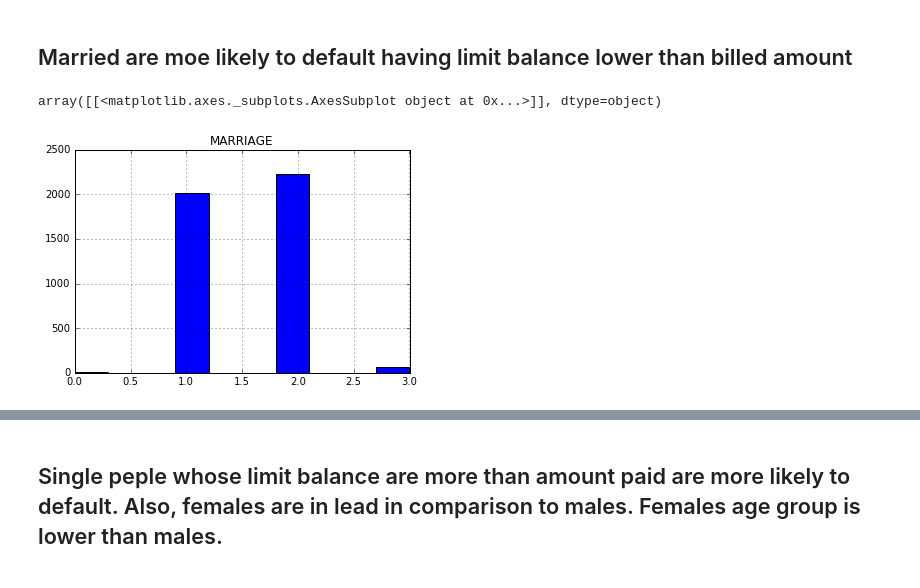
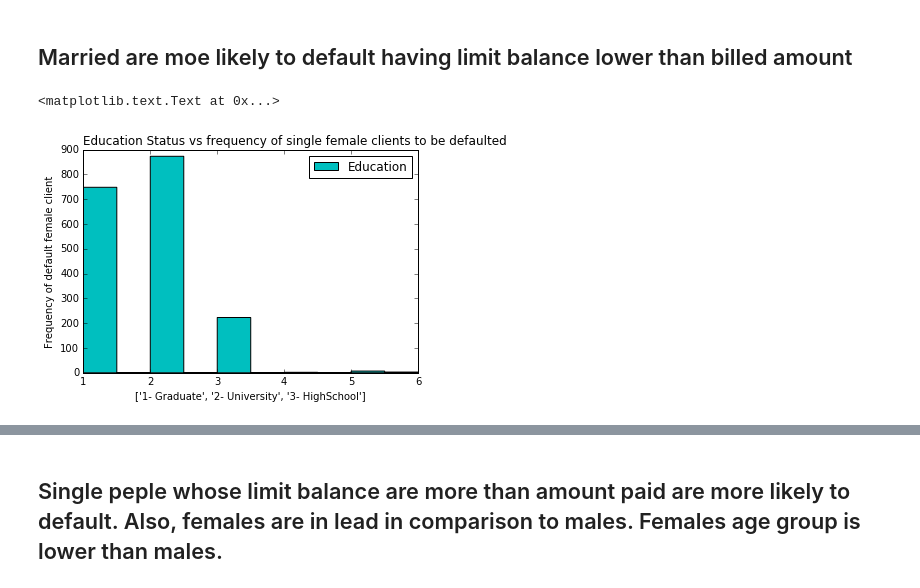
Before and after one commit to singh0021/DataScienceMasters, a Jupyter notebook: Capstone/Credit_Clients.ipynb, the cells around one changed output, grey strips where cells are left out. Cells and saved outputs as stored; diff of their text form; code cells hidden in the pictures.

```diff
--- a/Capstone/Credit_Clients.ipynb
+++ b/Capstone/Credit_Clients.ipynb
@@ -266,7 +180,15 @@ array([[<matplotlib.axes._subplots.AxesSubplot object at 0x...>]], dtype=object)
+# %%
+C_F =C_Bal[C_Bal.SEX==2]
 # %% [markdown]
 ## Married are moe likely to default having limit balance lower than billed amount
-# %%
-C_BILL.hist('MARRIAGE')
-# %% [output]
-array([[<matplotlib.axes._subplots.AxesSubplot object at 0x...>]], dtype=object)
-[figure, removed]
+# %%
+fig = plt.figure()
+axes = fig.add_subplot(1,1,1)
+axes.hist(C_F[C_F.MARRIAGE==2].EDUCATION, histtype='stepfilled',color='c', label ='Education')
+axes.legend(loc='best')
+axes.set_title('Education Status vs frequency of single female clients to be defaulted', loc='left')
+axes.set_xlabel(['1- Graduate', '2- University', '3- HighSchool'])
+axes.set_ylabel('Frequency of default female client')
+# %% [output]
+<matplotlib.text.Text at 0x...>
+[figure, added]
```
Also changed, not shown: parts of 34 cells of this notebook, 3 other files.
